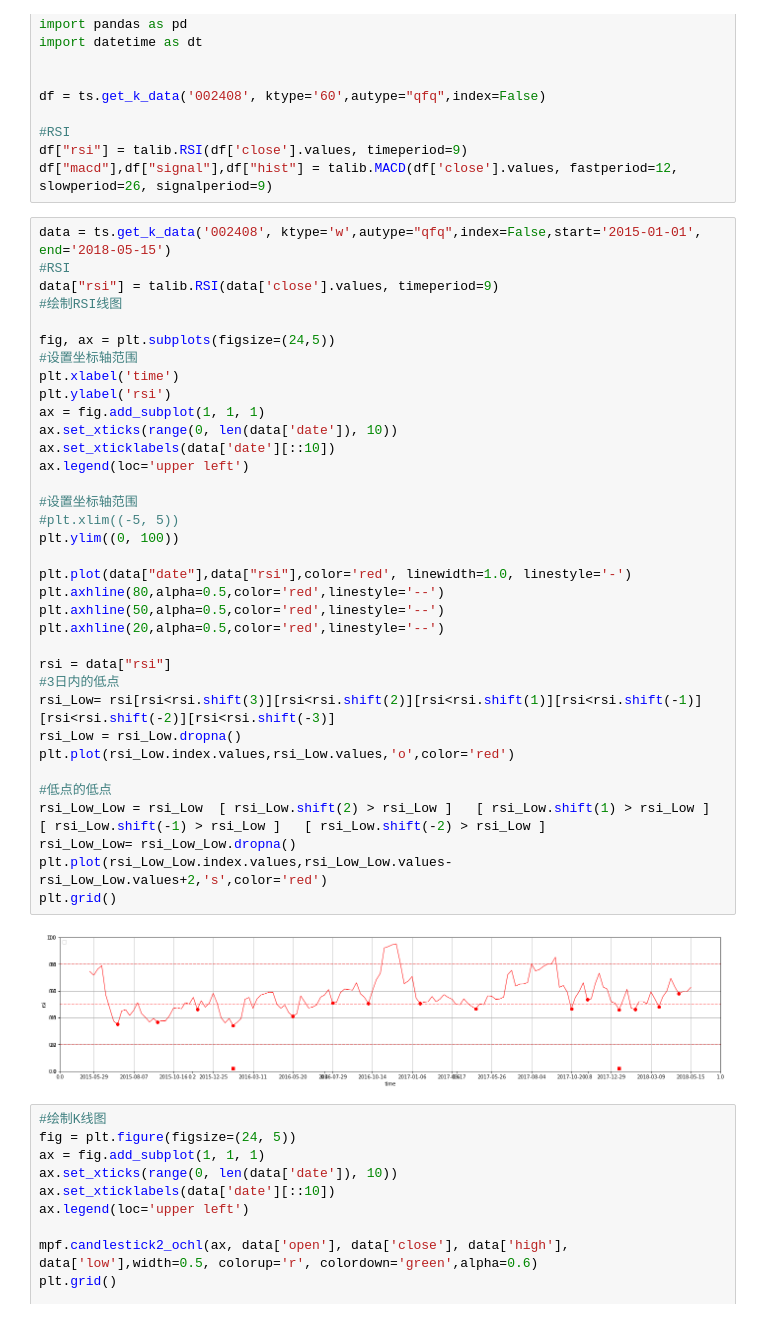
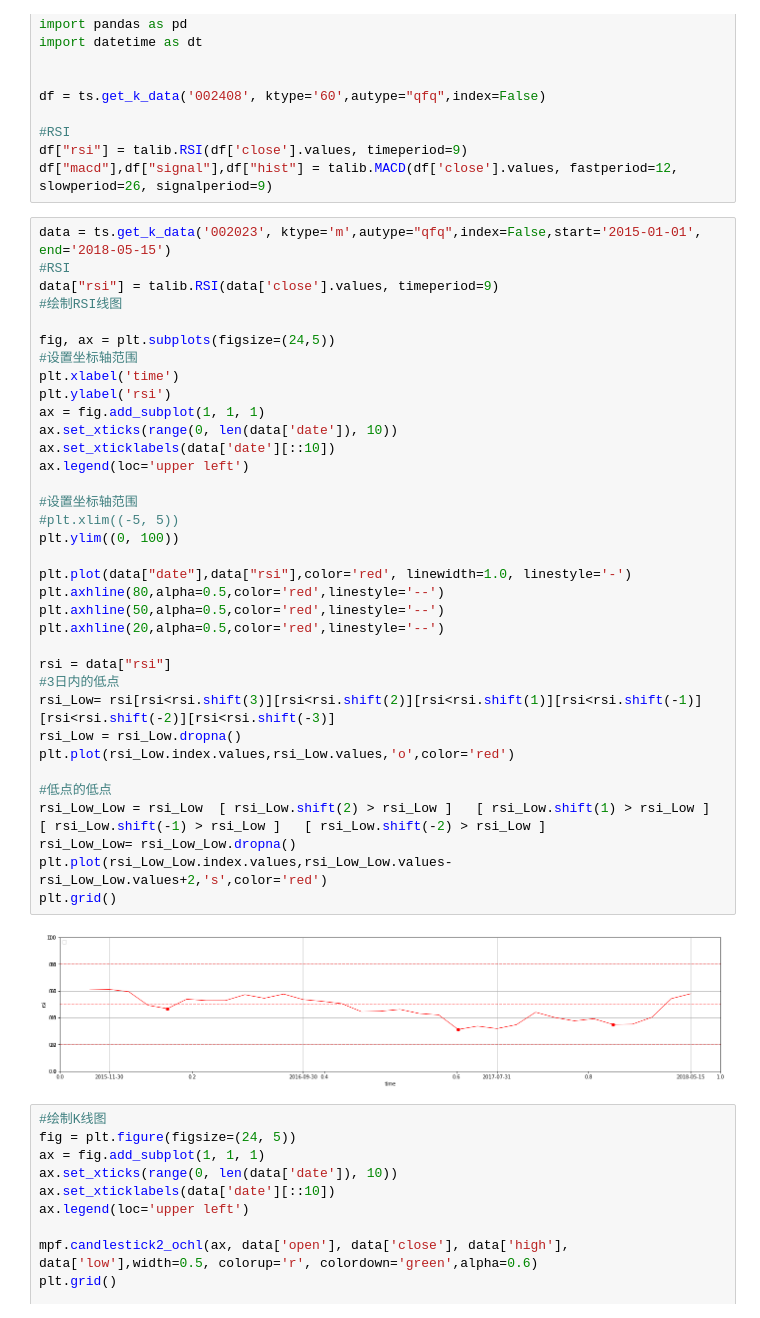
Before and after one commit to huanghan/notebook-01, a Jupyter notebook: tushareAPI.ipynb, the cells around one changed output. Cells and saved outputs as stored; diff of their text form.

```diff
--- a/tushareAPI.ipynb
+++ b/tushareAPI.ipynb
@@ -17,7 +17,7 @@ df = ts.get_k_data('002408', ktype='60',autype="qfq",index=False)
 df["rsi"] = talib.RSI(df['close'].values, timeperiod=9)
 df["macd"],df["signal"],df["hist"] = talib.MACD(df['close'].values, fastperiod=12, slowperiod=26, signalperiod=9)
 # %%
-data = ts.get_k_data('002408', ktype='w',autype="qfq",index=False,start='2015-01-01', end='2018-05-15')
+data = ts.get_k_data('002023', ktype='m',autype="qfq",index=False,start='2015-01-01', end='2018-05-15')
 #RSI
 data["rsi"] = talib.RSI(data['close'].values, timeperiod=9)
 #绘制RSI线图
@@ -25,34 +25,34 @@ data["rsi"] = talib.RSI(data['close'].values, timeperiod=9)
 fig, ax = plt.subplots(figsize=(24,5))
 #设置坐标轴范围
 plt.xlabel('time')
 plt.ylabel('rsi')
 ax = fig.add_subplot(1, 1, 1)
 ax.set_xticks(range(0, len(data['date']), 10))
 ax.set_xticklabels(data['date'][::10])
 ax.legend(loc='upper left')
 
 #设置坐标轴范围
 #plt.xlim((-5, 5))
 plt.ylim((0, 100))
 
 plt.plot(data["date"],data["rsi"],color='red', linewidth=1.0, linestyle='-')
 plt.axhline(80,alpha=0.5,color='red',linestyle='--')
 plt.axhline(50,alpha=0.5,color='red',linestyle='--')
 plt.axhline(20,alpha=0.5,color='red',linestyle='--')
 
 rsi = data["rsi"]
 #3日内的低点
 rsi_Low= rsi[rsi<rsi.shift(3)][rsi<rsi.shift(2)][rsi<rsi.shift(1)][rsi<rsi.shift(-1)][rsi<rsi.shift(-2)][rsi<rsi.shift(-3)]
 rsi_Low = rsi_Low.dropna()
 plt.plot(rsi_Low.index.values,rsi_Low.values,'o',color='red')
 
 #低点的低点
 rsi_Low_Low = rsi_Low  [ rsi_Low.shift(2) > rsi_Low ]   [ rsi_Low.shift(1) > rsi_Low ]   [ rsi_Low.shift(-1) > rsi_Low ]   [ rsi_Low.shift(-2) > rsi_Low ]
 rsi_Low_Low= rsi_Low_Low.dropna()
 plt.plot(rsi_Low_Low.index.values,rsi_Low_Low.values-rsi_Low_Low.values+2,'s',color='red')
 plt.grid()
 # %% [output]
-[figure, old version]
+[figure, new version]
 # %%
 #绘制K线图
 fig = plt.figure(figsize=(24, 5))
```
